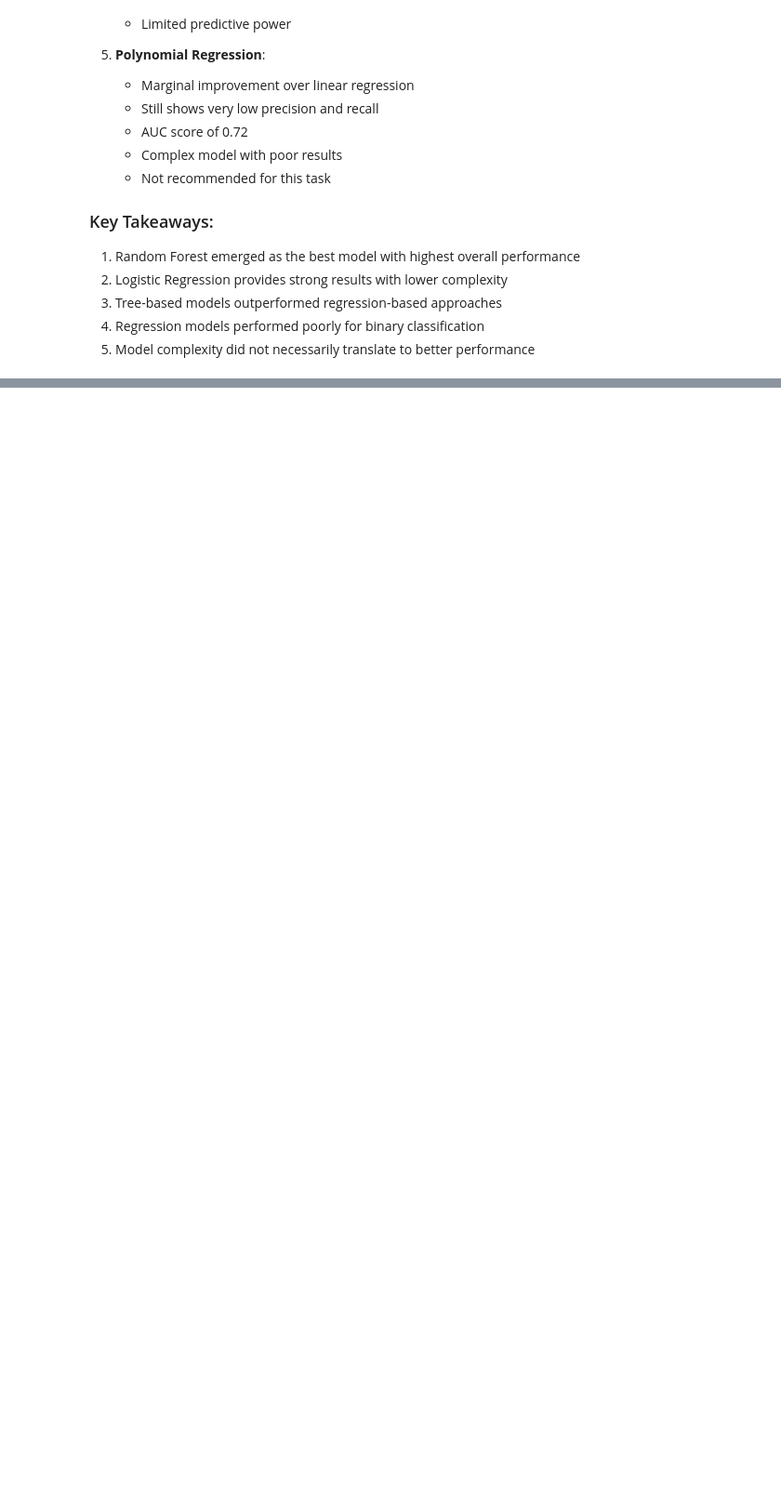
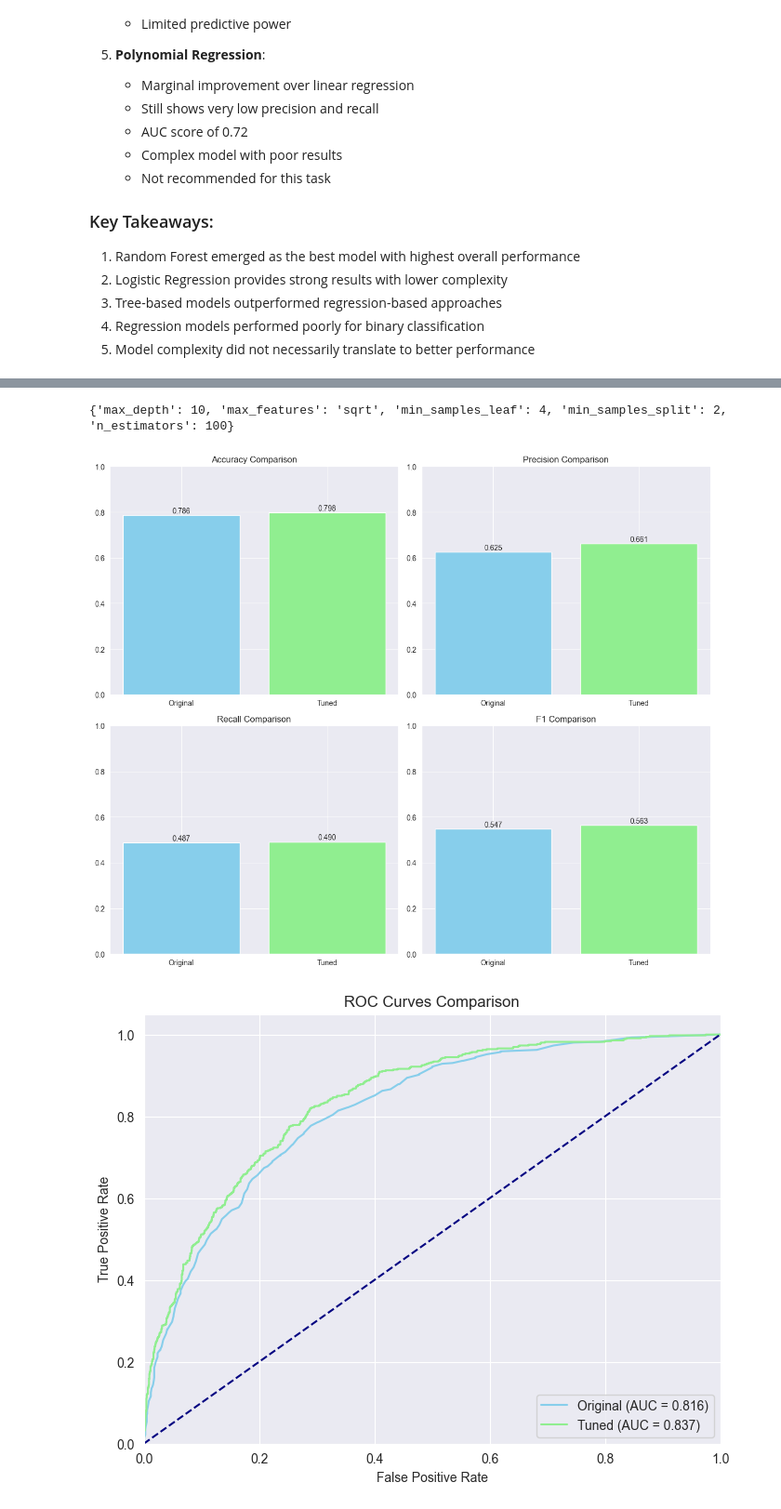
Before and after one commit to TouKhen/bloc-3, a Jupyter notebook: notebook/data-explo.ipynb, the cells around one changed output, grey strips where cells are left out. Shown at 93% size. Saved outputs shown, nothing was run; the diff lists cells and outputs as text; code cells hidden in the pictures; blank space fills up the shorter version.

```diff
--- a/notebook/data-explo.ipynb
+++ b/notebook/data-explo.ipynb
@@ -1007,0 +1143,67 @@ Let's analyze how each model performed across different metrics using the latest
+# %%
+print(svc_grid.best_params_)
+# %% [output]
+{'max_depth': 10, 'max_features': 'sqrt', 'min_samples_leaf': 4, 'min_samples_split': 2, 'n_estimators': 100}
+# %%
+# Calculate metrics for both random forests
+metrics_comparison = {
+    'Original': {
+        'Accuracy': accuracy_score(y_test, forest_predictions),
+        'Precision': precision_score(y_test, forest_predictions),
+        'Recall': recall_score(y_test, forest_predictions),
+        'F1': f1_score(y_test, forest_predictions)
+    },
+    'Tuned': {
+        'Accuracy': accuracy_score(y_test, new_predictions),
+        'Precision': precision_score(y_test, new_predictions),
+        'Recall': recall_score(y_test, new_predictions),
+        'F1': f1_score(y_test, new_predictions)
+    }
+}
+
+# Create subplots for each metric
+fig, ((ax1, ax2), (ax3, ax4)) = plt.subplots(2, 2, figsize=(12, 10))
+
+# Plot each metric
+metrics = ['Accuracy', 'Precision', 'Recall', 'F1']
+colors = ['skyblue', 'lightgreen']
+
+for metric, ax in zip(metrics, [ax1, ax2, ax3, ax4]):
+    values = [metrics_comparison['Original'][metric],
+              metrics_comparison['Tuned'][metric]]
+    ax.bar(['Original', 'Tuned'], values, color=colors)
+    ax.set_title(f'{metric} Comparison')
+    ax.set_ylim(0, 1)
+
+    # Add value labels
+    for i, v in enumerate(values):
+        ax.text(i, v + 0.01, f'{v:.3f}', ha='center')
+
+plt.tight_layout()
+plt.show()
+
+# Plot ROC curves for both models
+plt.figure(figsize=(8, 6))
+
+# Original model ROC curve
+fpr_orig, tpr_orig, _ = roc_curve(y_test,
+                                  clf_forest.predict_proba(X_test)[:, 1])
+plt.plot(fpr_orig, tpr_orig, color='skyblue',
+         label=f'Original (AUC = {roc_auc_score(y_test, clf_forest.predict_proba(X_test)[:, 1]):.3f})')
+
+# Tuned model ROC curve
+fpr_tuned, tpr_tuned, _ = roc_curve(y_test, clf_new.predict_proba(X_test)[:, 1])
+plt.plot(fpr_tuned, tpr_tuned, color='lightgreen',
+         label=f'Tuned (AUC = {roc_auc_score(y_test, clf_new.predict_proba(X_test)[:, 1]):.3f})')
+
+plt.plot([0, 1], [0, 1], color='navy', linestyle='--')
+plt.xlim([0.0, 1.0])
+plt.ylim([0.0, 1.05])
+plt.xlabel('False Positive Rate')
+plt.ylabel('True Positive Rate')
+plt.title('ROC Curves Comparison')
+plt.legend(loc="lower right")
+plt.show()
+# %% [output]
+[figure, added]
+[figure, added]
```
Also changed, not shown: parts of 16 cells of this notebook.
